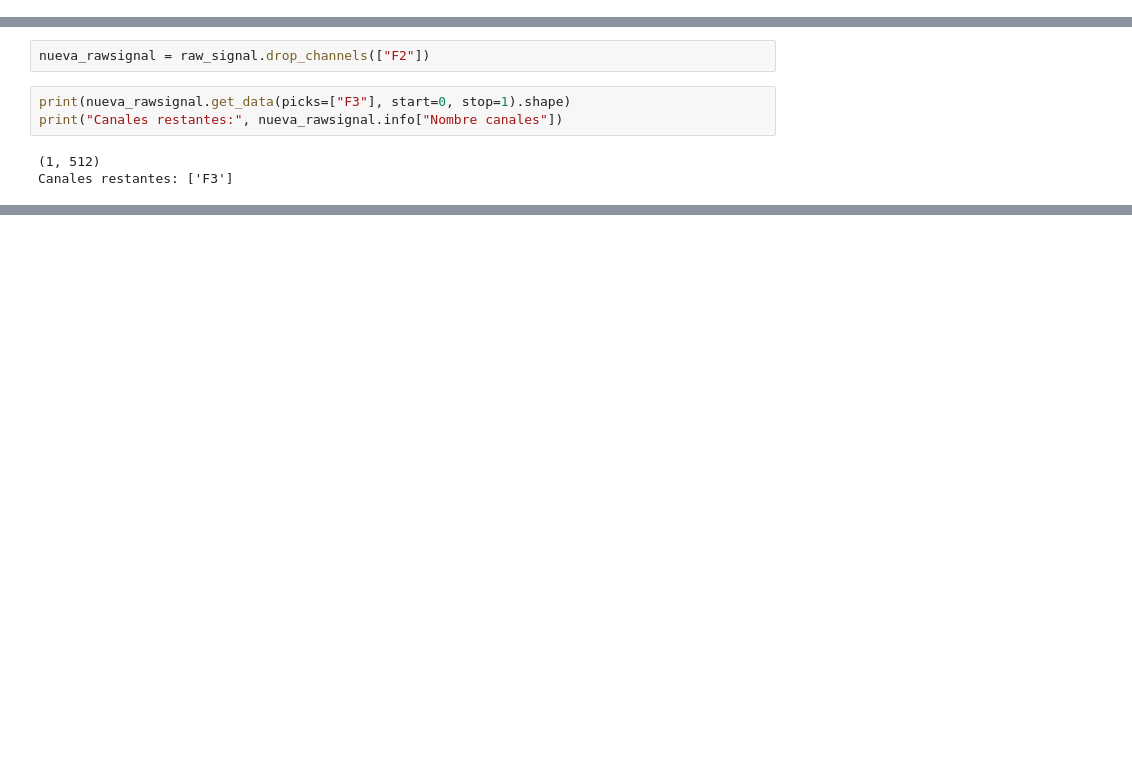
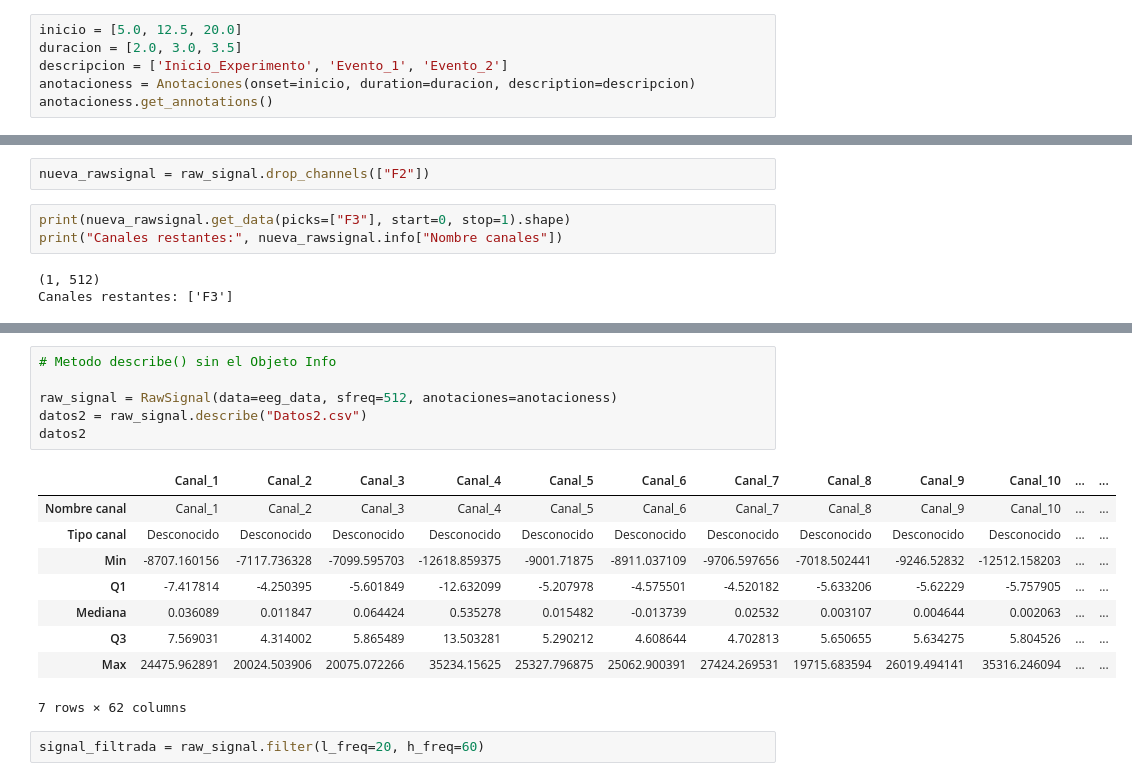
Before and after one commit to SrMichi19/TIF, a Jupyter notebook: 1. TIF/RawSignalV2.ipynb, the cells around one changed output, grey strips where cells are left out. Saved outputs shown, nothing was run; the diff lists cells and outputs as text; blank space fills up the shorter version.

Commit message:
Corrección de algunos metodos

```diff
--- a/1. TIF/RawSignalV2.ipynb
+++ b/1. TIF/RawSignalV2.ipynb
@@ -247,0 +411,6 @@ eeg_data.shape
+# %%
+inicio = [5.0, 12.5, 20.0]
+duracion = [2.0, 3.0, 3.5]
+descripcion = ['Inicio_Experimento', 'Evento_1', 'Evento_2']
+anotacioness = Anotaciones(onset=inicio, duration=duracion, description=descripcion)
+anotacioness.get_annotations()
@@ -270,0 +486,18 @@ Canales restantes: ['F3']
+# %%
+# Metodo describe() sin el Objeto Info
+
+raw_signal = RawSignal(data=eeg_data, sfreq=512, anotaciones=anotacioness)
+datos2 = raw_signal.describe("Datos2.csv")
+datos2
+# %% [output]
+|  | Canal_1 | Canal_2 | Canal_3 | Canal_4 | Canal_5 | Canal_6 | Canal_7 | Canal_8 | Canal_9 | Canal_10 | ... | ... |
+| Nombre canal | Canal_1 | Canal_2 | Canal_3 | Canal_4 | Canal_5 | Canal_6 | Canal_7 | Canal_8 | Canal_9 | Canal_10 | ... | ... |
+| Tipo canal | Desconocido | Desconocido | Desconocido | Desconocido | Desconocido | Desconocido | Desconocido | Desconocido | Desconocido | Desconocido | ... | ... |
+| Min | -8707.160156 | -7117.736328 | -7099.595703 | -12618.859375 | -9001.71875 | -8911.037109 | -9706.597656 | -7018.502441 | -9246.52832 | -12512.158203 | ... | ... |
+| Q1 | -7.417814 | -4.250395 | -5.601849 | -12.632099 | -5.207978 | -4.575501 | -4.520182 | -5.633206 | -5.62229 | -5.757905 | ... | ... |
+| Mediana | 0.036089 | 0.011847 | 0.064424 | 0.535278 | 0.015482 | -0.013739 | 0.02532 | 0.003107 | 0.004644 | 0.002063 | ... | ... |
+| Q3 | 7.569031 | 4.314002 | 5.865489 | 13.503281 | 5.290212 | 4.608644 | 4.702813 | 5.650655 | 5.634275 | 5.804526 | ... | ... |
+| Max | 24475.962891 | 20024.503906 | 20075.072266 | 35234.15625 | 25327.796875 | 25062.900391 | 27424.269531 | 19715.683594 | 26019.494141 | 35316.246094 | ... | ... |
+7 rows × 62 columns
+# %%
+signal_filtrada = raw_signal.filter(l_freq=20, h_freq=60)
```
Also changed, not shown: parts of 16 cells of this notebook, 2 other files.
